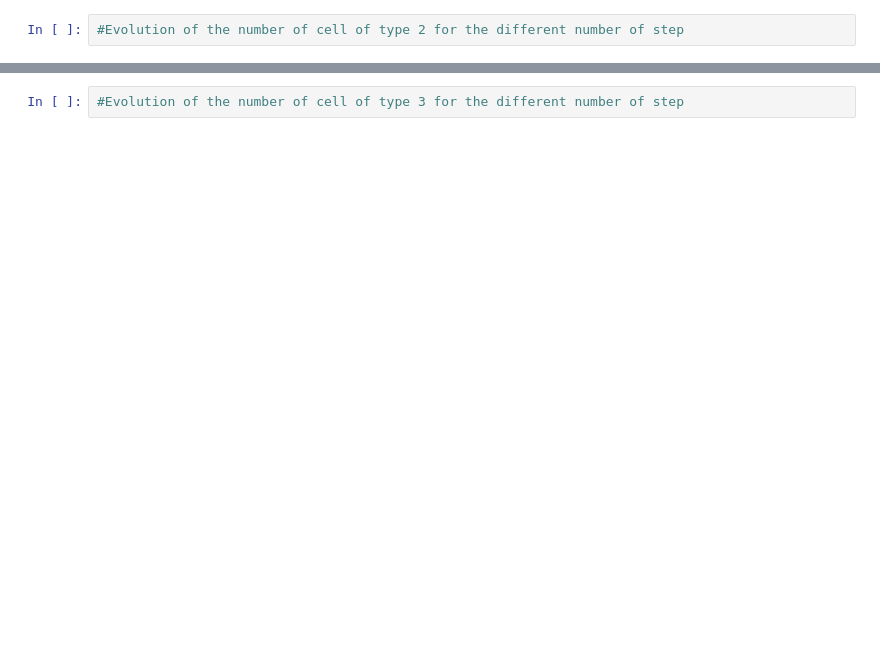
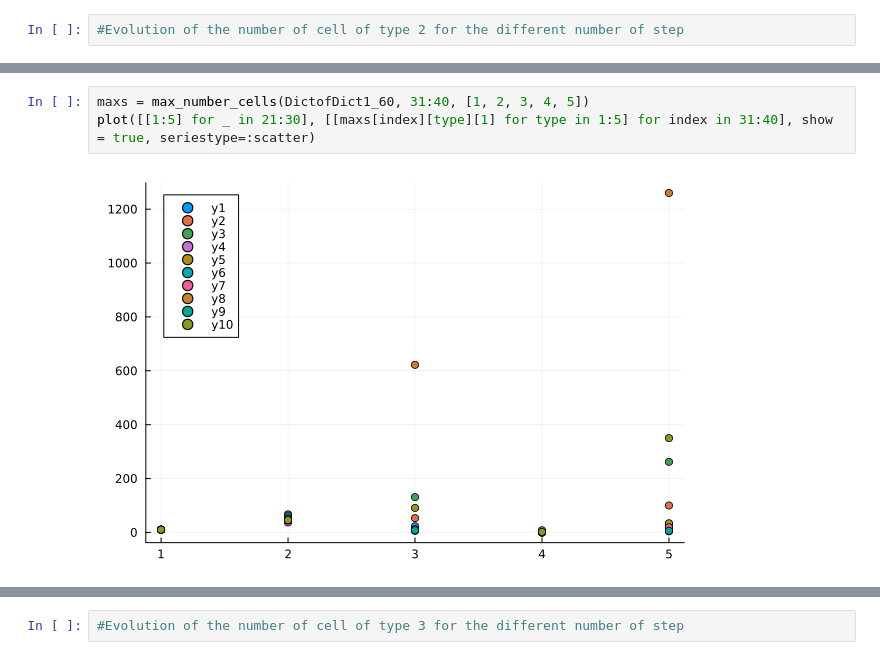
Before and after one commit to AmbreCPES/Stage, a Jupyter notebook: Script/ABM_run_notebook.ipynb, the cells around one changed output, grey strips where cells are left out. Drawn from its saved outputs; the diff is of its cells as text; blank space fills up the shorter version.

```diff
--- a/Script/ABM_run_notebook.ipynb
+++ b/Script/ABM_run_notebook.ipynb
@@ -419,0 +447,5 @@ Dict{Int64, Dict} with 60 entries:
+# %%
+maxs = max_number_cells(DictofDict1_60, 31:40, [1, 2, 3, 4, 5])
+plot([[1:5] for _ in 21:30], [[maxs[index][type][1] for type in 1:5] for index in 31:40], show = true, seriestype=:scatter)
+# %% [output]
+[figure, added]
```
Also changed, not shown: parts of 18 cells of this notebook, 1 other file.
